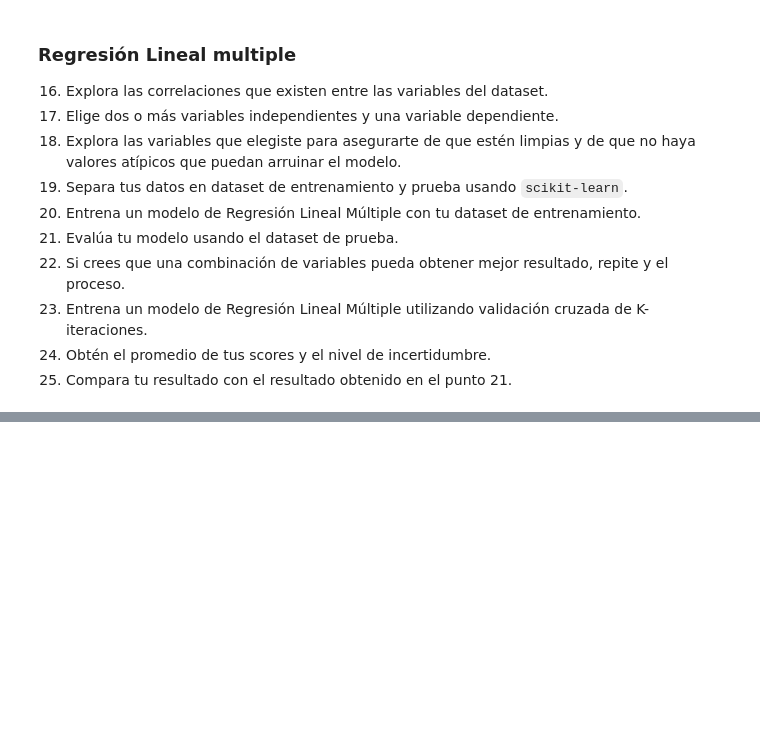
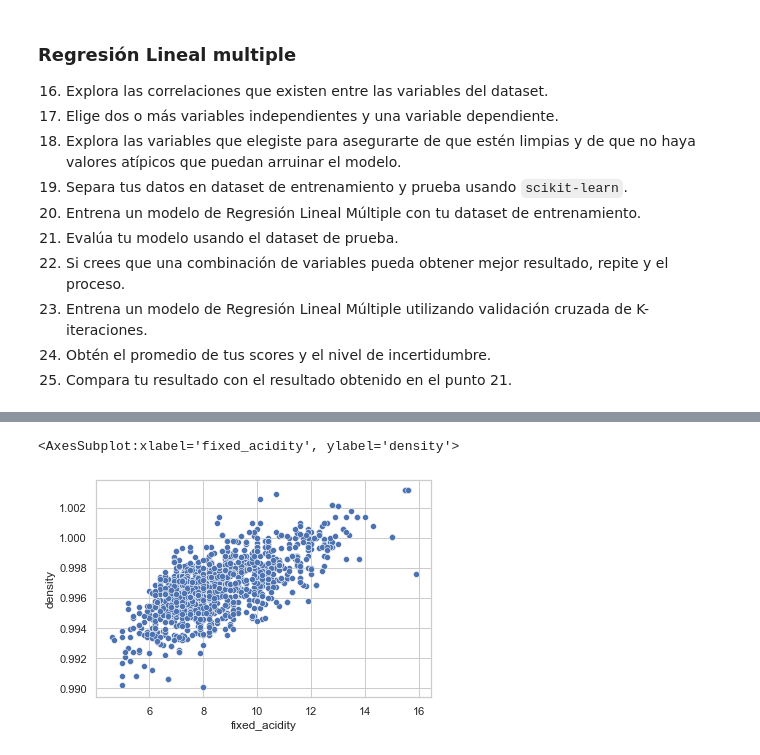
Before and after one commit to luislerma5593/Data_Analysis, a Jupyter notebook: 4. Análisis de datos con Python/5. Distribuciones muestrales y técnicas de evaluación de modelos/Mini Proyecto.ipynb, the cells around one changed output, grey strips where cells are left out. Cells and saved outputs as stored; diff of their text form; code cells hidden in the pictures; blank space fills up the shorter version.

```diff
--- a/4. Análisis de datos con Python/5. Distribuciones muestrales y técnicas de evaluación de modelos/Mini Proyecto.ipynb
+++ b/4. Análisis de datos con Python/5. Distribuciones muestrales y técnicas de evaluación de modelos/Mini Proyecto.ipynb
@@ -243,0 +258,5 @@ print(kurtosis(serie_means3), " - ", skew(serie_means3),  " - ", serie_means3.ma
+# %%
+sns.scatterplot(df["fixed_acidity"],df["density"])
+# %% [output]
+<AxesSubplot:xlabel='fixed_acidity', ylabel='density'>
+[figure, added]
```
Also changed, not shown: parts of 25 cells of this notebook.
